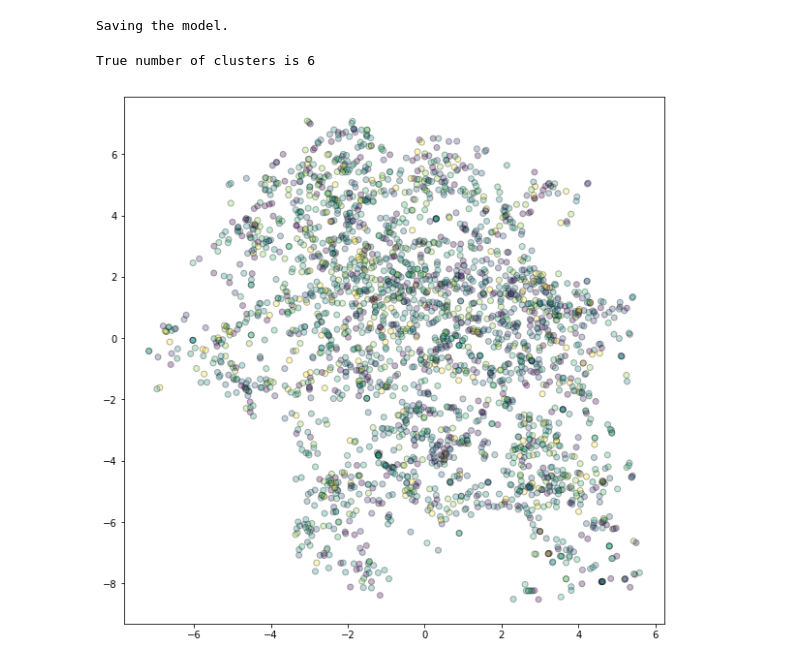
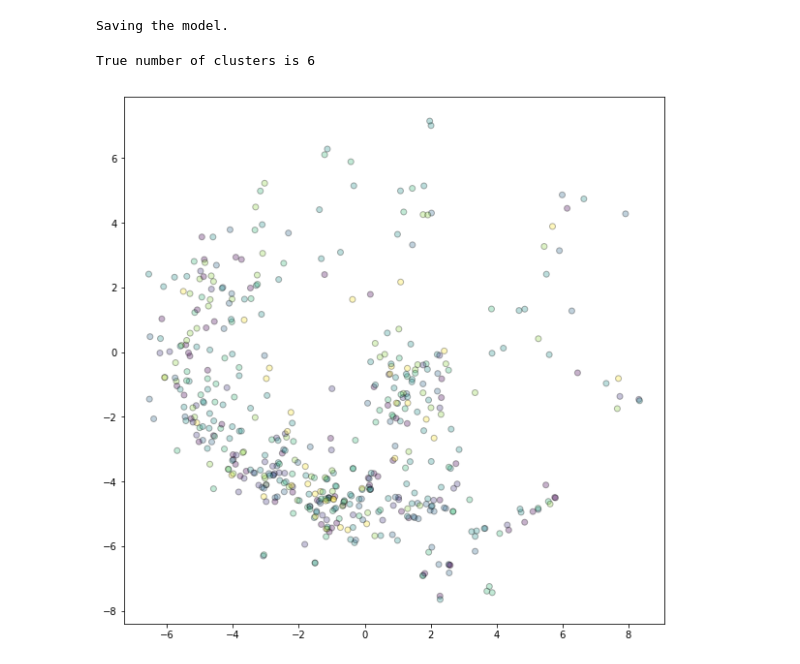
Before and after one commit to gsanou/knowledge-graph-base, a Jupyter notebook: AttentionWalk/AttentionWalk_training_plotting.ipynb, the cells around one changed output. Cells and saved outputs as stored; diff of their text form; code cells hidden in the pictures.

```diff
--- a/AttentionWalk/AttentionWalk_training_plotting.ipynb
+++ b/AttentionWalk/AttentionWalk_training_plotting.ipynb
@@ -76,8 +76,8 @@ proj = TSNE(n_components = 6, method = 'exact').fit_transform(embedding[["x_" +
 # %%
 print("True number of clusters is {}".format(np.max(labels)))
 plt.figure(figsize=(10, 10))
-plt.scatter(proj[:,1], proj[:,0], c=labels.ravel(), alpha=0.3, edgecolor='k')
+plt.scatter(proj[:,1][:500], proj[:,0][:500], c=labels.ravel()[:500], alpha=0.3, edgecolor='k')
 plt.show()
 # %% [output]
 True number of clusters is 6
-[figure, old version]
+[figure, new version]
```
Also changed, not shown: parts of 4 cells of this notebook, 5 other files.
